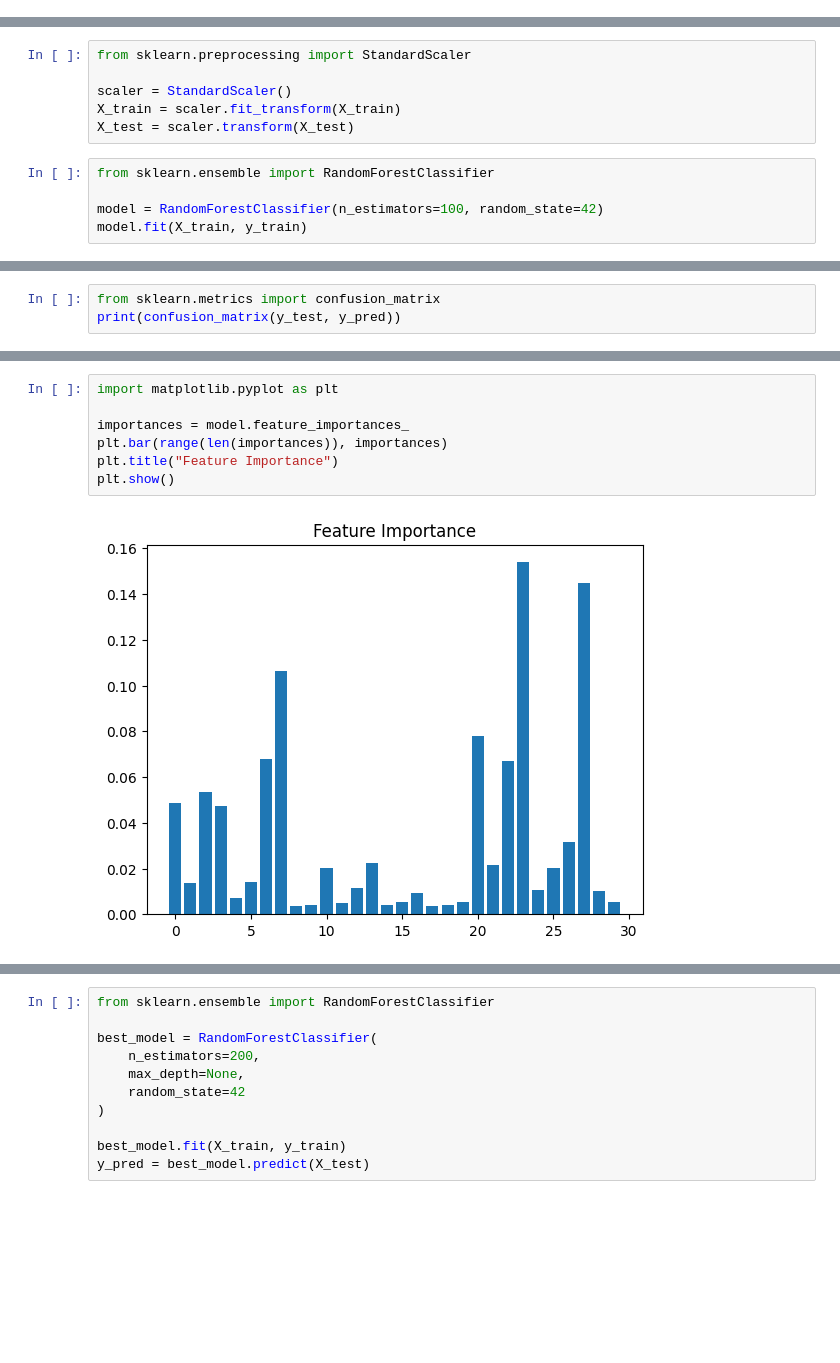
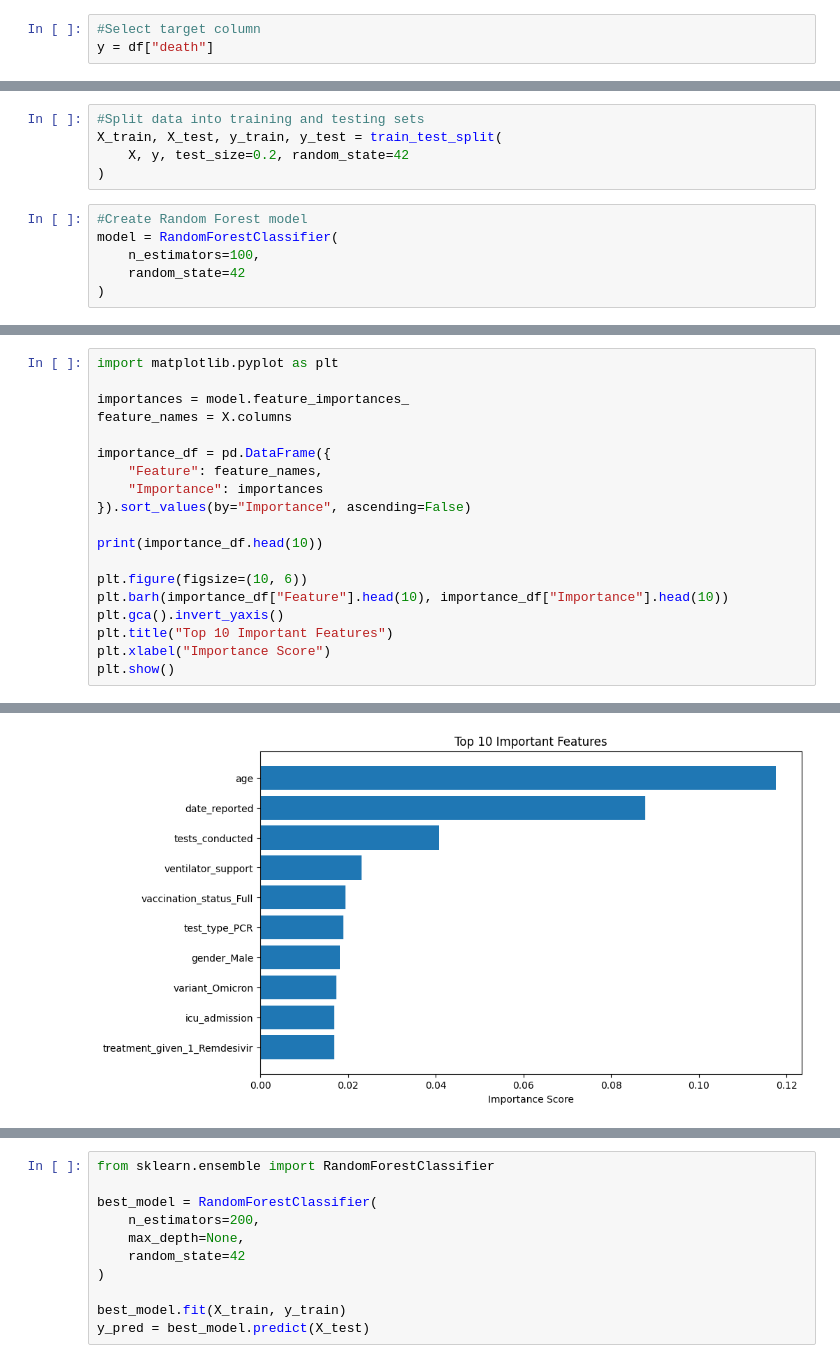
Before and after one commit to MathusiganSenthan/machine-learning-Group-Pro, a Jupyter notebook: model.ipynb, the cells around one changed output, grey strips where cells are left out. Cells and saved outputs as stored; diff of their text form; blank space fills up the shorter version.

```diff
--- a/model.ipynb
+++ b/model.ipynb
@@ -16 +9,4 @@ df.head()
+# %%
+#Select target column
+y = df["death"]
 # %%
@@ -32,11 +29,11 @@ X_train, X_test, y_train, y_test = train_test_split(
 # %%
-from sklearn.preprocessing import StandardScaler
-
-scaler = StandardScaler()
-X_train = scaler.fit_transform(X_train)
-X_test = scaler.transform(X_test)
+#Split data into training and testing sets
+X_train, X_test, y_train, y_test = train_test_split(
+    X, y, test_size=0.2, random_state=42
+)
 # %%
-from sklearn.ensemble import RandomForestClassifier
-
-model = RandomForestClassifier(n_estimators=100, random_state=42)
-model.fit(X_train, y_train)
+#Create Random Forest model
+model = RandomForestClassifier(
+    n_estimators=100,
+    random_state=42
+)
@@ -64,4 +73,20 @@ weighted avg       0.97      0.96      0.96       114
 # %%
-from sklearn.metrics import confusion_matrix
-print(confusion_matrix(y_test, y_pred))
+import matplotlib.pyplot as plt
+
+importances = model.feature_importances_
+feature_names = X.columns
+
+importance_df = pd.DataFrame({
+    "Feature": feature_names,
+    "Importance": importances
+}).sort_values(by="Importance", ascending=False)
+
+print(importance_df.head(10))
+
+plt.figure(figsize=(10, 6))
+plt.barh(importance_df["Feature"].head(10), importance_df["Importance"].head(10))
+plt.gca().invert_yaxis()
+plt.title("Top 10 Important Features")
+plt.xlabel("Importance Score")
+plt.show()
 # %% [output]
@@ -70,12 +104,4 @@ print(confusion_matrix(y_test, y_pred))
+[figure, added]
-# %%
-import matplotlib.pyplot as plt
-
-importances = model.feature_importances_
-plt.bar(range(len(importances)), importances)
-plt.title("Feature Importance")
-plt.show()
-# %% [output]
-[figure, removed]
 # %%
 from sklearn.model_selection import GridSearchCV
 
```
Also changed, not shown: parts of 12 cells of this notebook.
